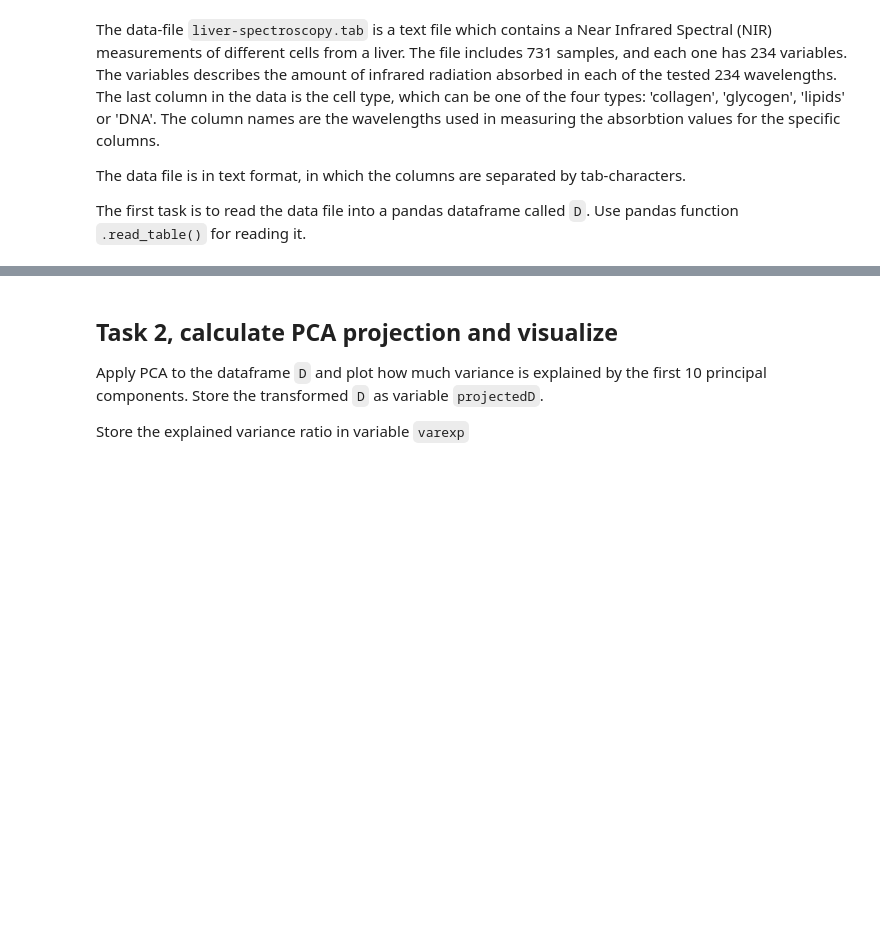
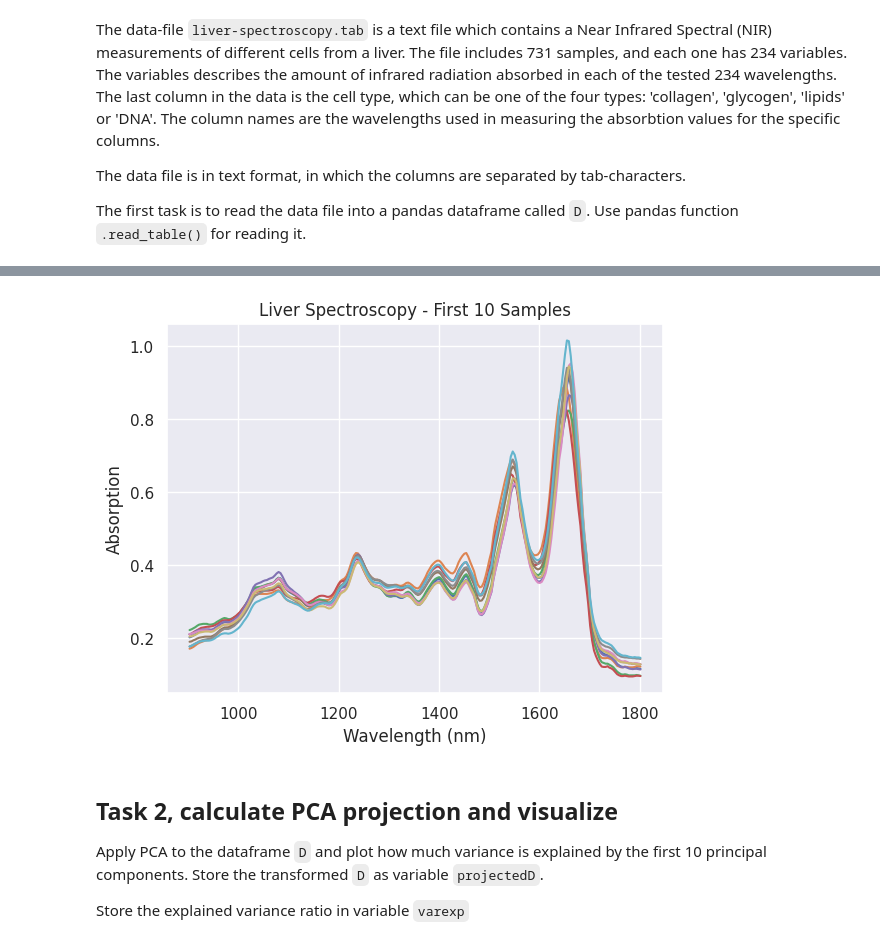
Before and after one commit to Hassan-Yousefi-Halvaei/Python-Codes, a Jupyter notebook: Exercises/Exercise4/Subspace_projections.ipynb, the cells around one changed output, grey strips where cells are left out. Saved outputs shown, nothing was run; the diff lists cells and outputs as text; code cells hidden in the pictures; blank space fills up the shorter version.

```diff
--- a/Exercises/Exercise4/Subspace_projections.ipynb
+++ b/Exercises/Exercise4/Subspace_projections.ipynb
@@ -43,4 +43,9 @@ The data file is in text format, in which the columns are separated by tab-chara
 The first task is to read the data file into a pandas dataframe called `D`. Use pandas function `.read_table()` for reading it.
 # %%
 # YOUR CODE HERE
-raise NotImplementedError()
+import pandas as pd
+
+file_path = "https://raw.githubusercontent.com/pevalisuo/AML/master/Exercises/Exercise4/liver-spectroscopy.tab"
+
+D = pd.read_table(file_path)
+D.head()
@@ -64,7 +77,25 @@ The result should look like this:
 ![spectra](https://github.com/pevalisuo/AML/blob/master/Exercises/Exercise4/spectra.png?raw=1)
 # %%
 # YOUR CODE HERE
-raise NotImplementedError()
+types = pd.Categorical(D['type'])
+del D['type']
+
+# Parse column names (wavelengths)
+wl = list(map(float, D.columns))
+
+# Assign back to DataFrame columns
+D.columns = wl
+
+# Plot the first 10 samples
+D.iloc[:10].T.plot(legend=False)  # transpose to put wavelengths on x-axis
+
+# Axis labels
+plt.xlabel("Wavelength (nm)")
+plt.ylabel("Absorption")
+plt.title("Liver Spectroscopy - First 10 Samples")
+plt.show()
+# %% [output]
+[figure, added]
 # %%
 assert(type(types)==pd.Categorical)
 assert(len(types)==731)
```
Also changed, not shown: parts of 2 cells of this notebook.
